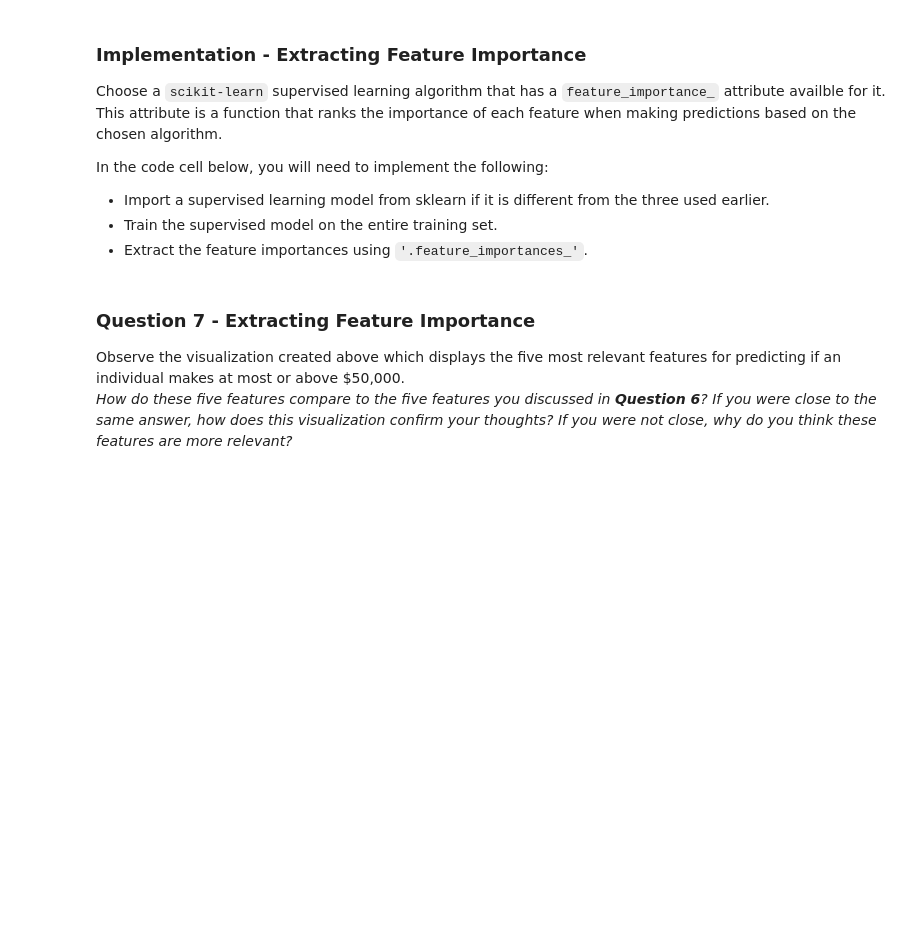
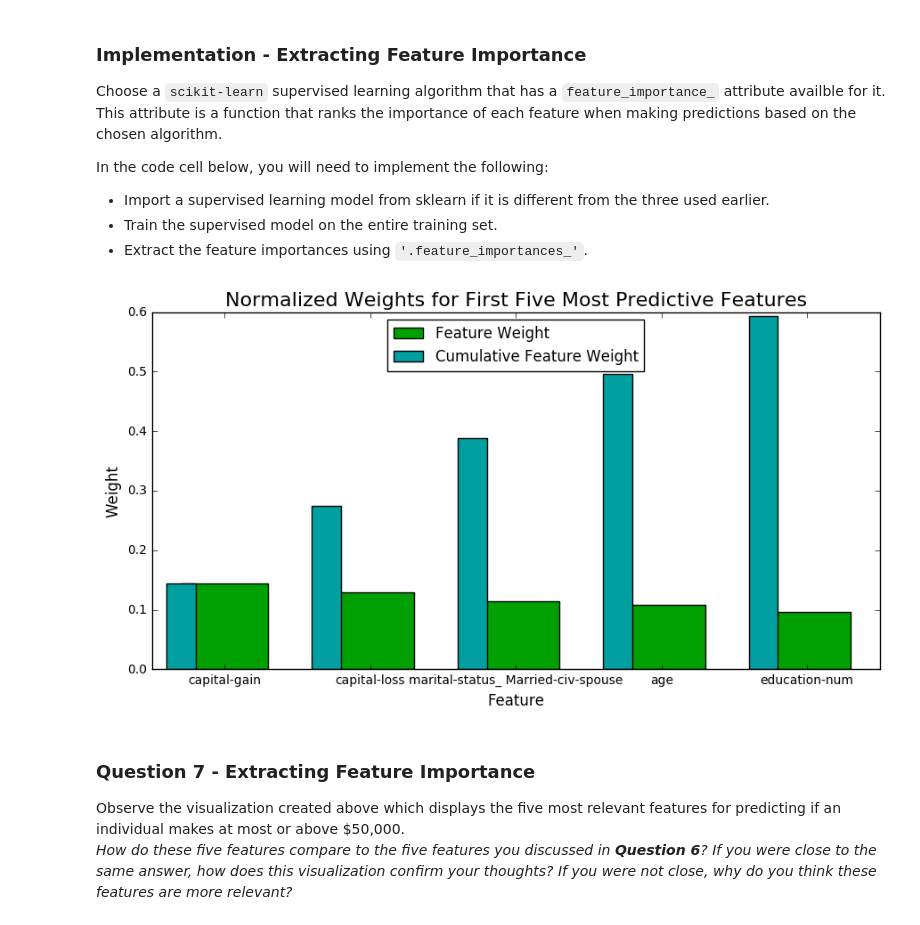
Before and after one commit to dark-horse123/machine-learning-udacity, a Jupyter notebook: finding_donors/finding_donors.ipynb, the cells around one changed output. Cells and saved outputs as stored; diff of their text form; code cells hidden in the pictures; blank space fills up the shorter version.

```diff
--- a/finding_donors/finding_donors.ipynb
+++ b/finding_donors/finding_donors.ipynb
@@ -402,15 +446,18 @@ In the code cell below, you will need to implement the following:
  - Extract the feature importances using `'.feature_importances_'`.
 # %%
 # TODO: Import a supervised learning model that has 'feature_importances_'
+from sklearn.ensemble import AdaBoostClassifier, RandomForestClassifier, GradientBoostingClassifier
 
 # TODO: Train the supervised model on the training set
-model = None
+model = GradientBoostingClassifier().fit(X_train, y_train)
 
 # TODO: Extract the feature importances
-importances = None
+importances = model.feature_importances_
 
 # Plot
 vs.feature_plot(importances, X_train, y_train)
+# %% [output]
+[figure, added]
 # %% [markdown]
 ### Question 7 - Extracting Feature Importance
 
```
Also changed, not shown: parts of 7 cells of this notebook.
